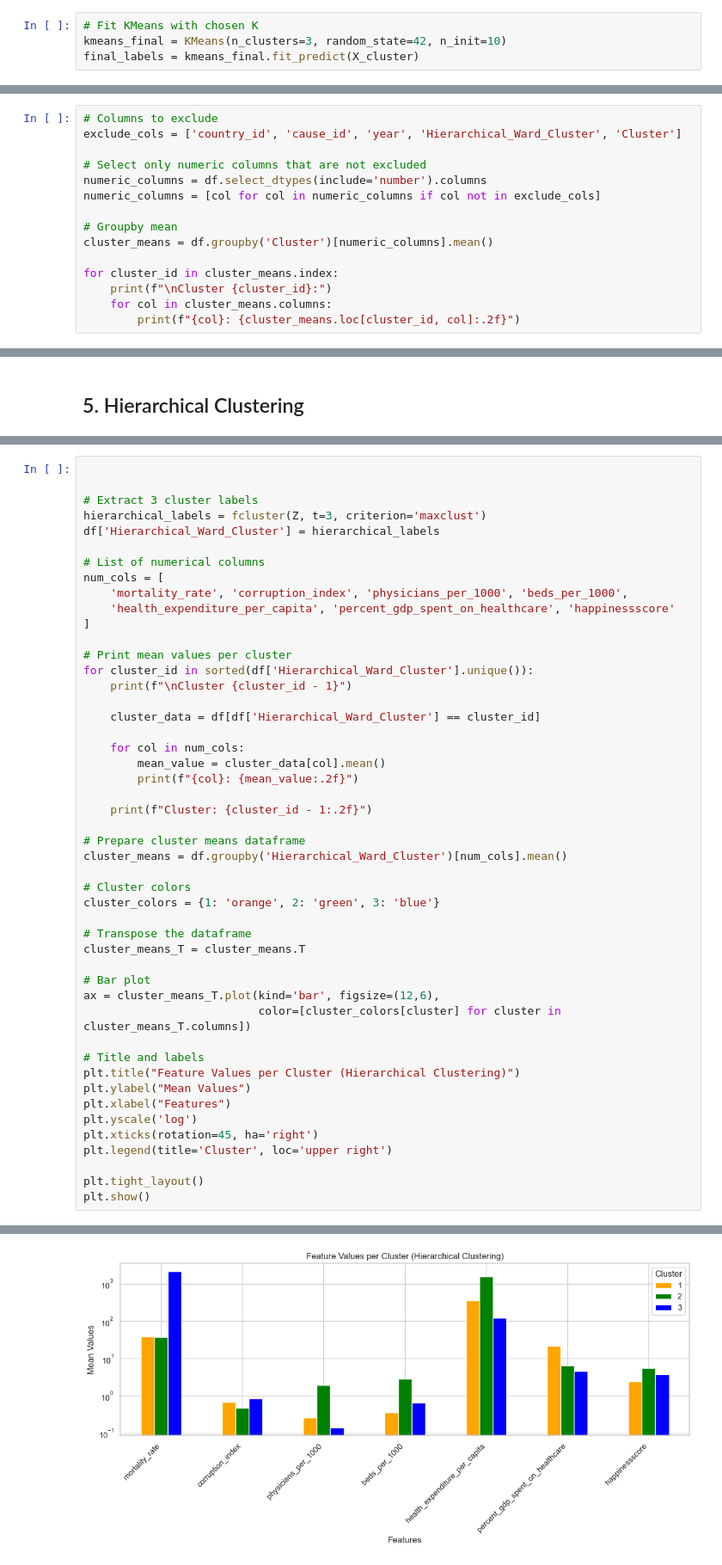
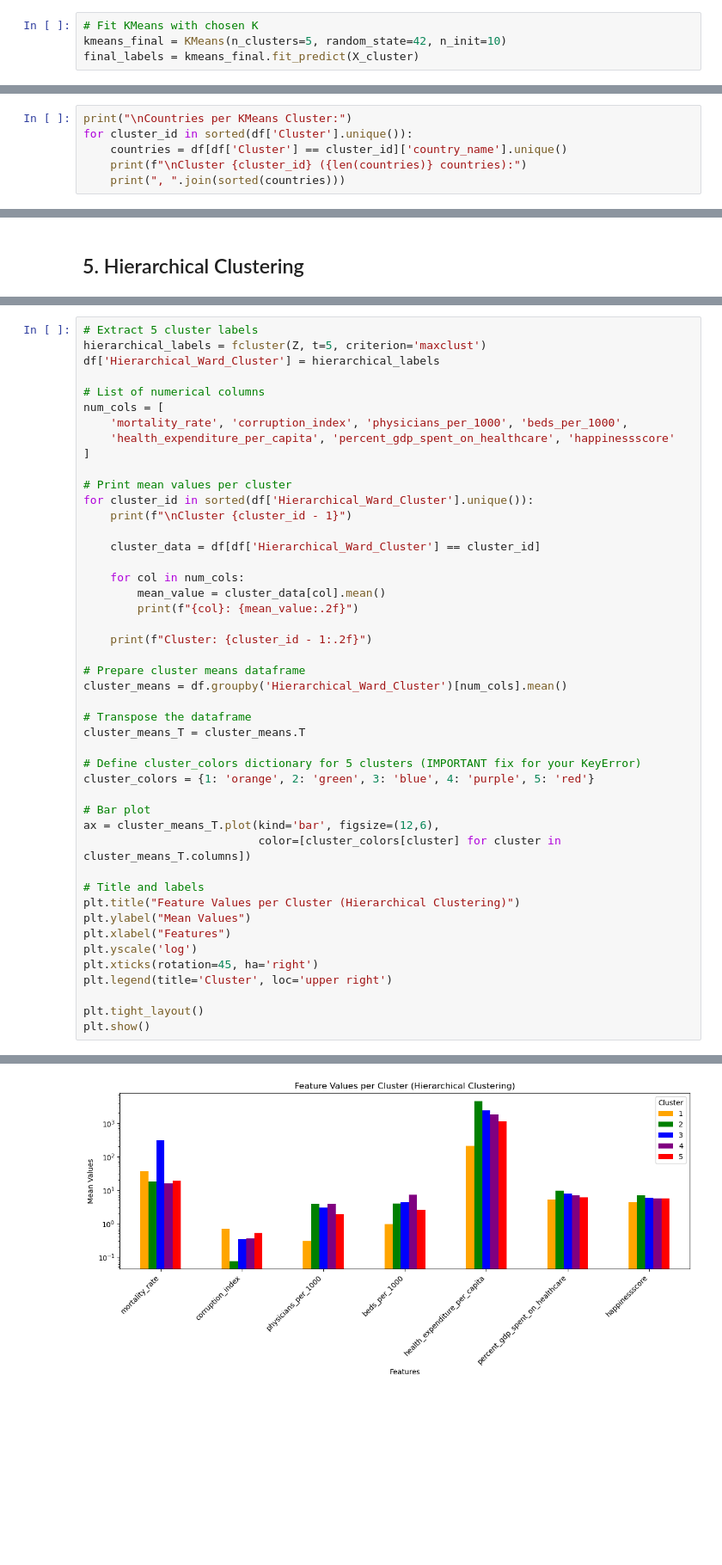
Before and after one commit to kmohammedsu/global-mortality-analysis, a Jupyter notebook: Notebooks/03_Unsupervised Learning.ipynb, the cells around one changed output, grey strips where cells are left out. Shown at 86% size. Cells and saved outputs as stored; diff of their text form; blank space fills up the shorter version.

```diff
--- a/Notebooks/03_Unsupervised Learning_ .ipynb
+++ b/Notebooks/03_Unsupervised Learning.ipynb
@@ -204,6 +230,6 @@ From the above we can see that K =2 gives best silhouette score, but may be too
 # %%
 # Fit KMeans with chosen K
-kmeans_final = KMeans(n_clusters=3, random_state=42, n_init=10)
+kmeans_final = KMeans(n_clusters=5, random_state=42, n_init=10)
 final_labels = kmeans_final.fit_predict(X_cluster)
 # %%
 # Create a new dataframe with cluster labels
@@ -238,15 +263,0 @@ plt.show()
-# %%
-# Columns to exclude
-exclude_cols = ['country_id', 'cause_id', 'year', 'Hierarchical_Ward_Cluster', 'Cluster']
-
-# Select only numeric columns that are not excluded
-numeric_columns = df.select_dtypes(include='number').columns
-numeric_columns = [col for col in numeric_columns if col not in exclude_cols]
-
-# Groupby mean
-cluster_means = df.groupby('Cluster')[numeric_columns].mean()
-
-for cluster_id in cluster_means.index:
-    print(f"\nCluster {cluster_id}:")
-    for col in cluster_means.columns:
-        print(f"{col}: {cluster_means.loc[cluster_id, col]:.2f}")
@@ -311,0 +328,6 @@ Low-income, poor healthcare, lowest happines
+# %%
+print("\nCountries per KMeans Cluster:")
+for cluster_id in sorted(df['Cluster'].unique()):
+    countries = df[df['Cluster'] == cluster_id]['country_name'].unique()
+    print(f"\nCluster {cluster_id} ({len(countries)} countries):")
+    print(", ".join(sorted(countries)))
@@ -404,8 +443,6 @@ plt.show()
 # %%
-
-
-# Extract 3 cluster labels
-hierarchical_labels = fcluster(Z, t=3, criterion='maxclust')
+# Extract 5 cluster labels
+hierarchical_labels = fcluster(Z, t=5, criterion='maxclust')
 df['Hierarchical_Ward_Cluster'] = hierarchical_labels
 
 # List of numerical columns
@@ -429,11 +466,11 @@ for cluster_id in sorted(df['Hierarchical_Ward_Cluster'].unique()):
 # Prepare cluster means dataframe
 cluster_means = df.groupby('Hierarchical_Ward_Cluster')[num_cols].mean()
 
-# Cluster colors
-cluster_colors = {1: 'orange', 2: 'green', 3: 'blue'}
-
 # Transpose the dataframe
 cluster_means_T = cluster_means.T
+
+# Define cluster_colors dictionary for 5 clusters (IMPORTANT fix for your KeyError)
+cluster_colors = {1: 'orange', 2: 'green', 3: 'blue', 4: 'purple', 5: 'red'}
 
 # Bar plot
 ax = cluster_means_T.plot(kind='bar', figsize=(12,6),
@@ -470 +507 @@ Cluster: 2.00
-[figure, old version]
+[figure, new version]
```
Also changed, not shown: parts of 23 cells of this notebook.
